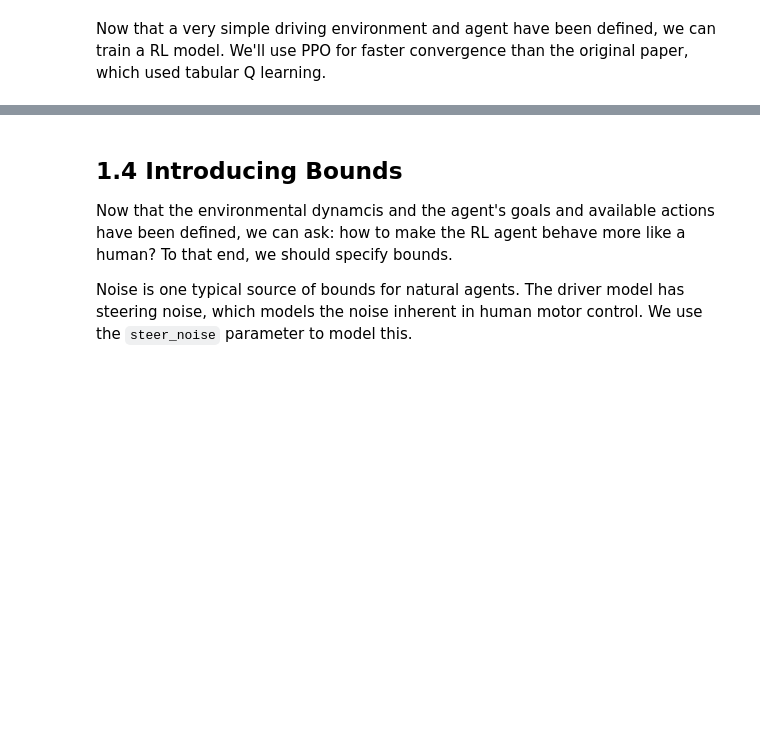
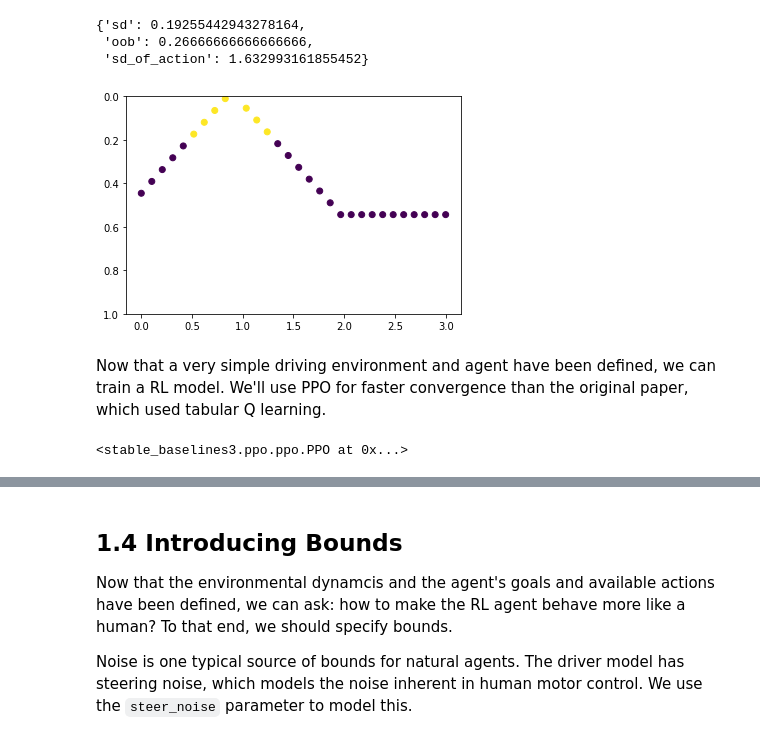
Before and after one commit to howesa/CHI22-CogMod-Tutorial, a Jupyter notebook: 04-Workflow/04-Workflow.ipynb, the cells around one changed output, grey strips where cells are left out. Cells and saved outputs as stored; diff of their text form; code cells hidden in the pictures; blank space fills up the shorter version.

Commit message:
Modify workflow, obs prob in driver

```diff
--- a/04-Workflow/04-Workflow.ipynb
+++ b/04-Workflow/04-Workflow.ipynb
@@ -95,7 +97,7 @@ class driver(Env):
         self.step_time = 0.1 # seconds
 
         # Steering wheel extrema
-        self.max_steer = 0.025
+        self.max_steer = 0.08
         # How many discrete steering actions
         self.actions = 10
         # Action related noise
@@ -176,21 +178,26 @@ class driver(Env):
         ret["sd_of_action"] = np.std(self.trace["action"])
 
         return ret
-# %%
-# Let's try the driving task!
-
-d = driver(17)
-d.log = True
-d.reset()
-for i in range(10):
-    d.step(1) # hard left steer
-for i in range(10):
-    d.step(9) # hard steer right
-for i in range(10):
-    d.step(5) # drive straight
-
-d.plot_trace()
-d.summarize_trace()
+# %%
+# Let's try the driving task!
+
+d = driver(17)
+d.log = True
+d.reset()
+for i in range(10):
+    d.step(3) # hard left steer
+for i in range(10):
+    d.step(7) # hard steer right
+for i in range(10):
+    d.step(5) # drive straight
+
+d.plot_trace()
+d.summarize_trace()
+# %% [output]
+{'sd': 0.19255442943278164,
+ 'oob': 0.26666666666666666,
+ 'sd_of_action': 1.632993161855452}
+[figure, added]
 # %% [markdown]
 Now that a very simple driving environment and agent have been defined, we can train a RL model. We'll use PPO for faster convergence than the original paper, which used tabular Q learning.
 # %%
@@ -199,6 +206,8 @@ d.log = False
 d_agent = PPO("MlpPolicy", d, verbose = 0)
 
 d_agent.learn(total_timesteps = 10000) # This is going to take about 20s.
+# %% [output]
+<stable_baselines3.ppo.ppo.PPO at 0x...>
 # %%
 # Produce a trace from the agent.
 def simulate_driver(driver, agent, timesteps = 1000):
```
Also changed, not shown: parts of 34 cells of this notebook, 1 other file.
